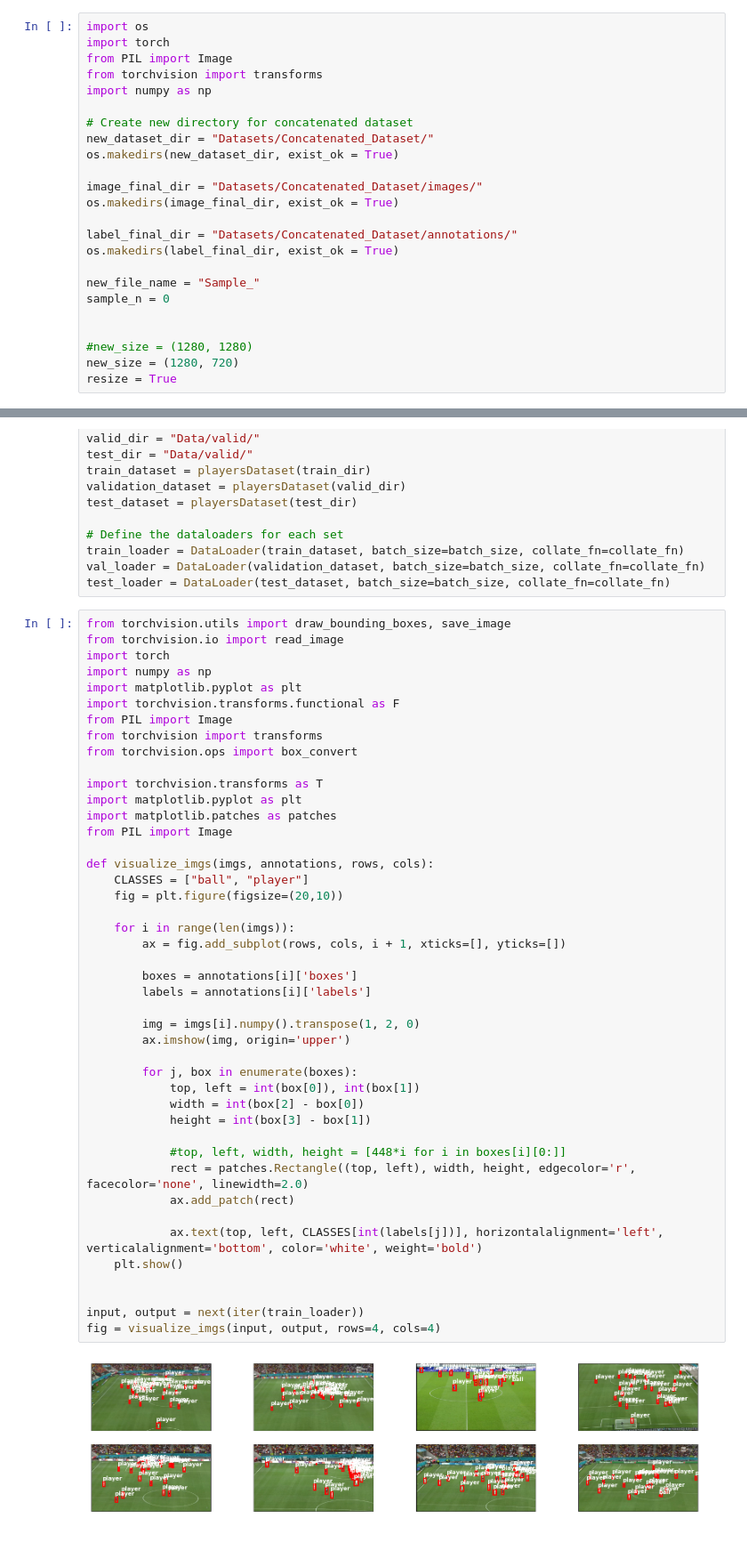
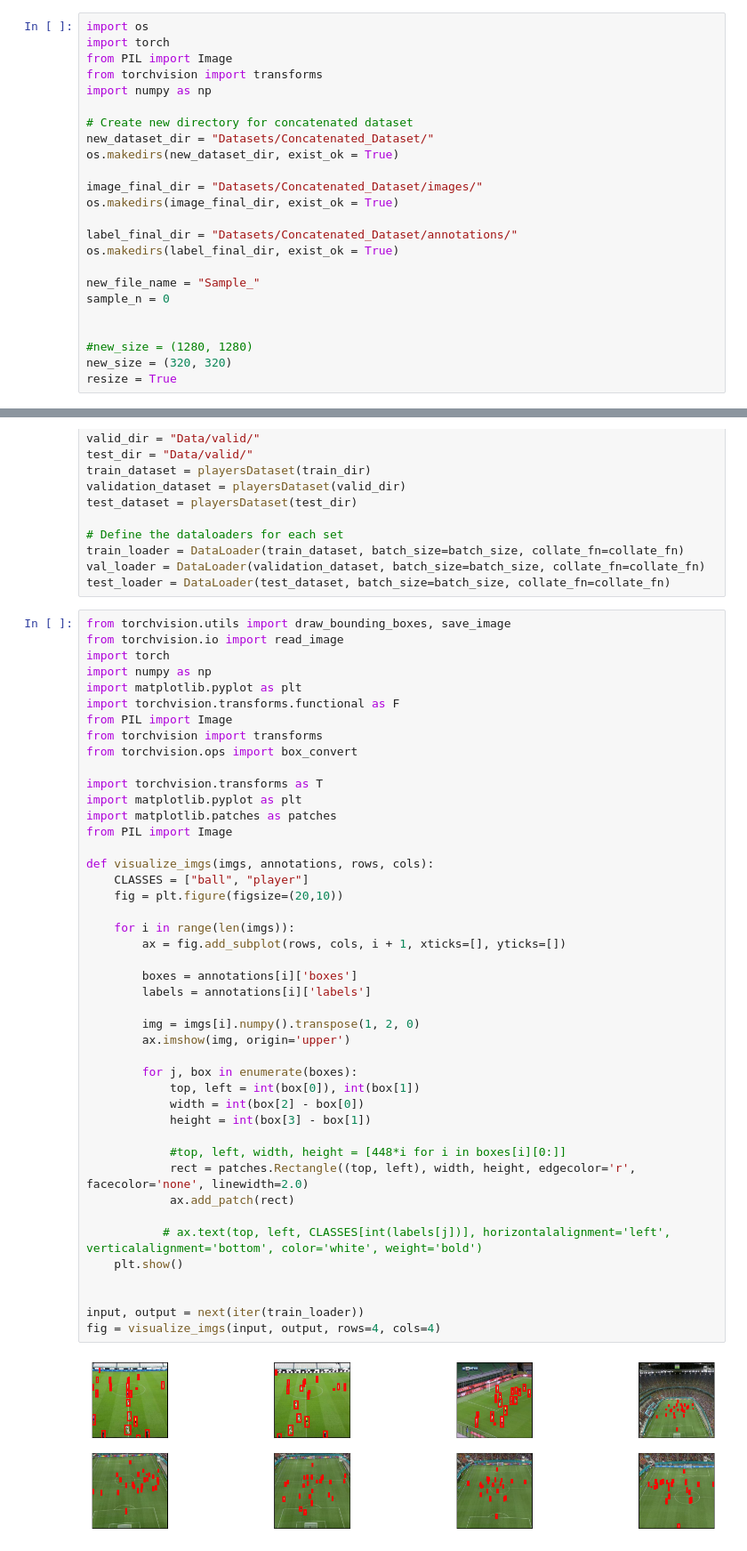
Before and after one commit to daniel-macrae/DeepLearning-2023, a Jupyter notebook: Dataset_ preprocessing.ipynb, the cells around one changed output, grey strips where cells are left out. Shown: that part at 89% size. Drawn from its saved outputs; the diff is of its cells as text.

```diff
--- a/Dataset_ preprocessing.ipynb
+++ b/Dataset_ preprocessing.ipynb
@@ -55,7 +55,7 @@ sample_n = 0
 
 
 #new_size = (1280, 1280)
-new_size = (1280, 720)
+new_size = (320, 320)
 resize = True
 # %% [markdown]
 # Reshaping SOD_Dataset and switching labels
@@ -309,32 +417,32 @@ import matplotlib.patches as patches
 from PIL import Image
 
 def visualize_imgs(imgs, annotations, rows, cols):
     CLASSES = ["ball", "player"]
     fig = plt.figure(figsize=(20,10))
 
     for i in range(len(imgs)):
         ax = fig.add_subplot(rows, cols, i + 1, xticks=[], yticks=[])
 
         boxes = annotations[i]['boxes']
         labels = annotations[i]['labels']
 
         img = imgs[i].numpy().transpose(1, 2, 0)
         ax.imshow(img, origin='upper')
 
         for j, box in enumerate(boxes):
             top, left = int(box[0]), int(box[1])
             width = int(box[2] - box[0])
             height = int(box[3] - box[1])
 
             #top, left, width, height = [448*i for i in boxes[i][0:]]
             rect = patches.Rectangle((top, left), width, height, edgecolor='r', facecolor='none', linewidth=2.0)
             ax.add_patch(rect)
 
-            ax.text(top, left, CLASSES[int(labels[j])], horizontalalignment='left', verticalalignment='bottom', color='white', weight='bold')
+           # ax.text(top, left, CLASSES[int(labels[j])], horizontalalignment='left', verticalalignment='bottom', color='white', weight='bold')
     plt.show()
 
 
 input, output = next(iter(train_loader))
 fig = visualize_imgs(input, output, rows=4, cols=4)
 # %% [output]
-[figure, old version]
+[figure, new version]
```
Also changed, not shown: parts of 5 cells of this notebook.
